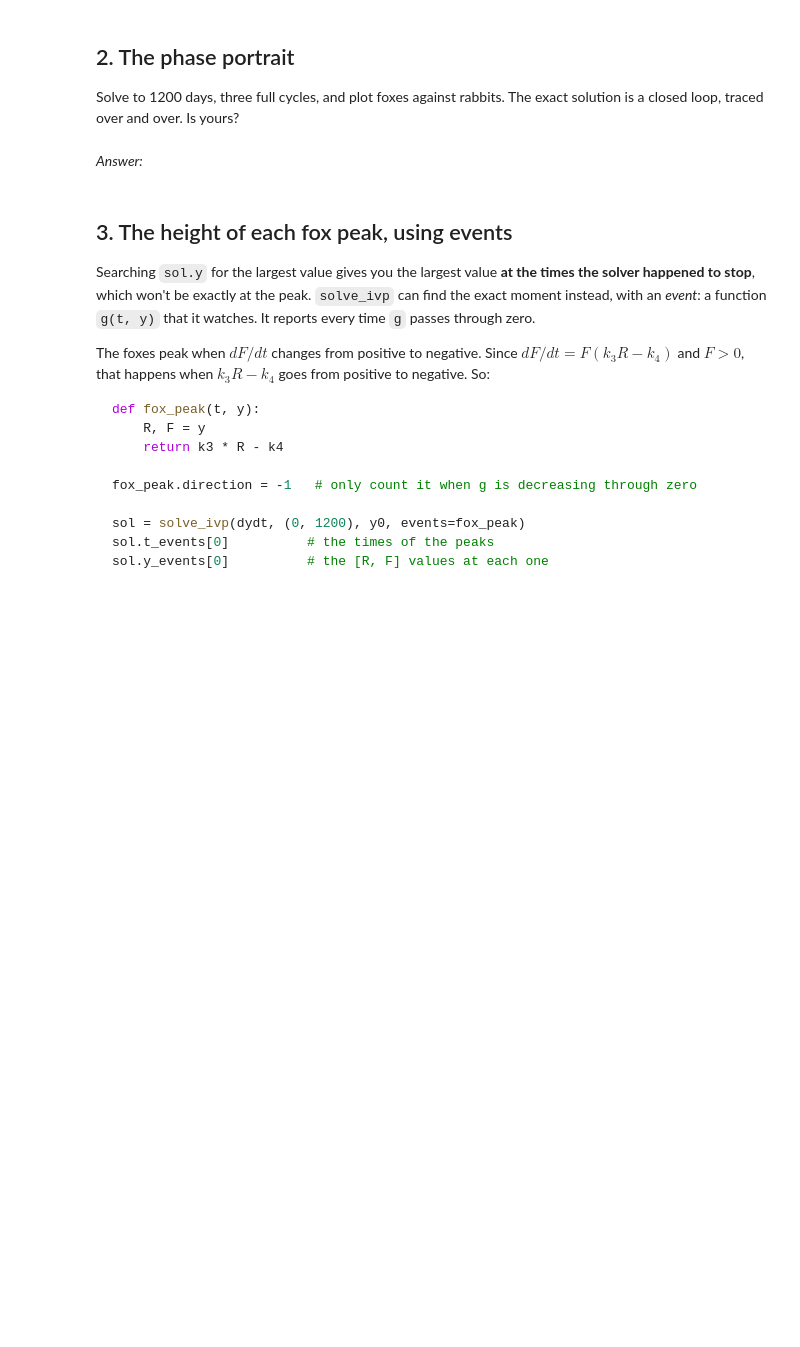
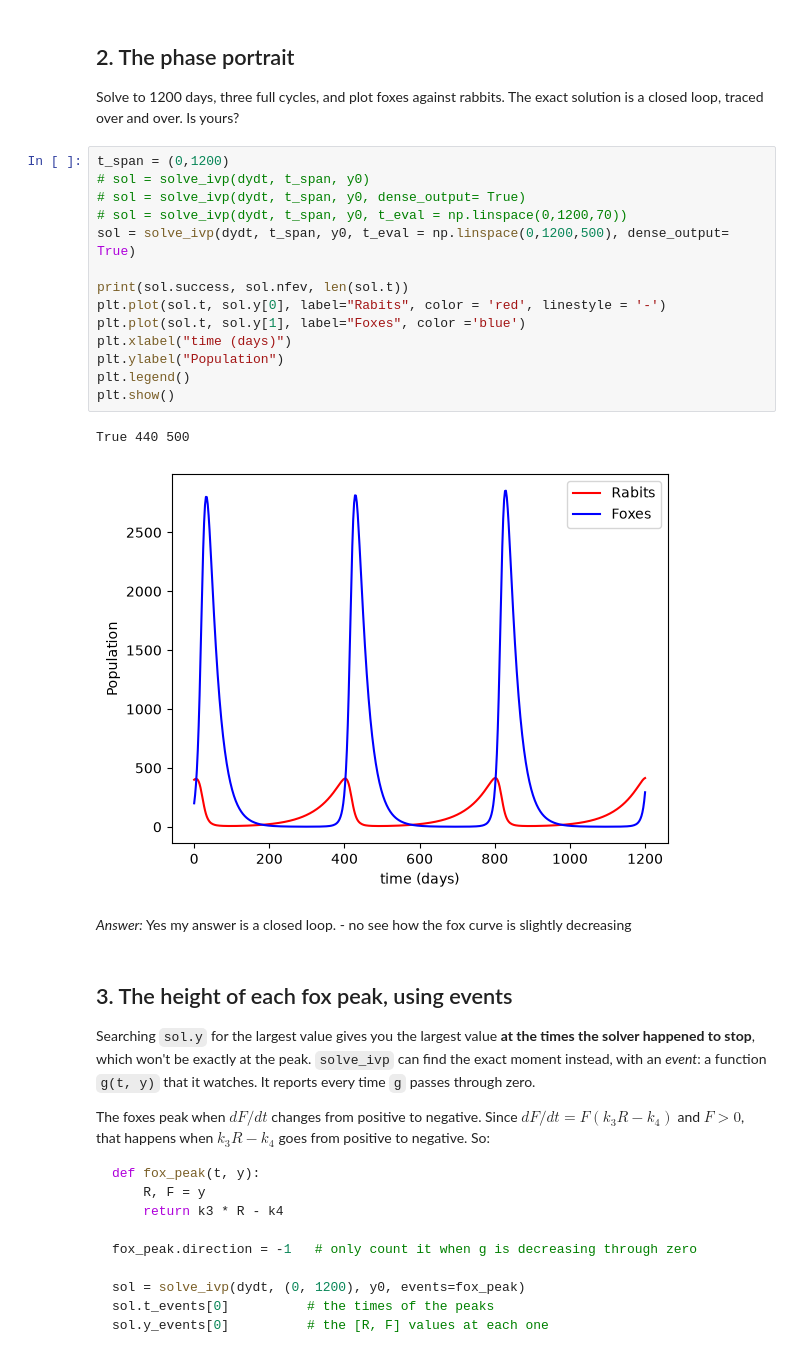
Before and after one commit to mitchellmlibby/differential-equations, a Jupyter notebook: rabbits-and-foxes.ipynb, the cells around one changed output. Cells and saved outputs as stored; diff of their text form; blank space fills up the shorter version.

```diff
--- a/rabbits-and-foxes.ipynb
+++ b/rabbits-and-foxes.ipynb
@@ -93,8 +122,25 @@ Your plot is probably jagged. Why? Fix it in two ways: with `t_eval`, and with
 
 Solve to 1200 days, three full cycles, and plot foxes against rabbits. The exact
 solution is a closed loop, traced over and over. Is yours?
+# %%
+t_span = (0,1200)
+# sol = solve_ivp(dydt, t_span, y0)
+# sol = solve_ivp(dydt, t_span, y0, dense_output= True)
+# sol = solve_ivp(dydt, t_span, y0, t_eval = np.linspace(0,1200,70))
+sol = solve_ivp(dydt, t_span, y0, t_eval = np.linspace(0,1200,500), dense_output= True)
+
+print(sol.success, sol.nfev, len(sol.t))
+plt.plot(sol.t, sol.y[0], label="Rabits", color = 'red', linestyle = '-')
+plt.plot(sol.t, sol.y[1], label="Foxes", color ='blue')
+plt.xlabel("time (days)")
+plt.ylabel("Population")
+plt.legend()
+plt.show()
+# %% [output]
+True 440 500
+[figure, added]
 # %% [markdown]
-*Answer:*
+*Answer:* Yes my answer is a closed loop. - no see how the fox curve is slightly decreasing
 # %% [markdown]
 ## 3. The height of each fox peak, using events
 
```
Also changed, not shown: parts of 5 cells of this notebook.
